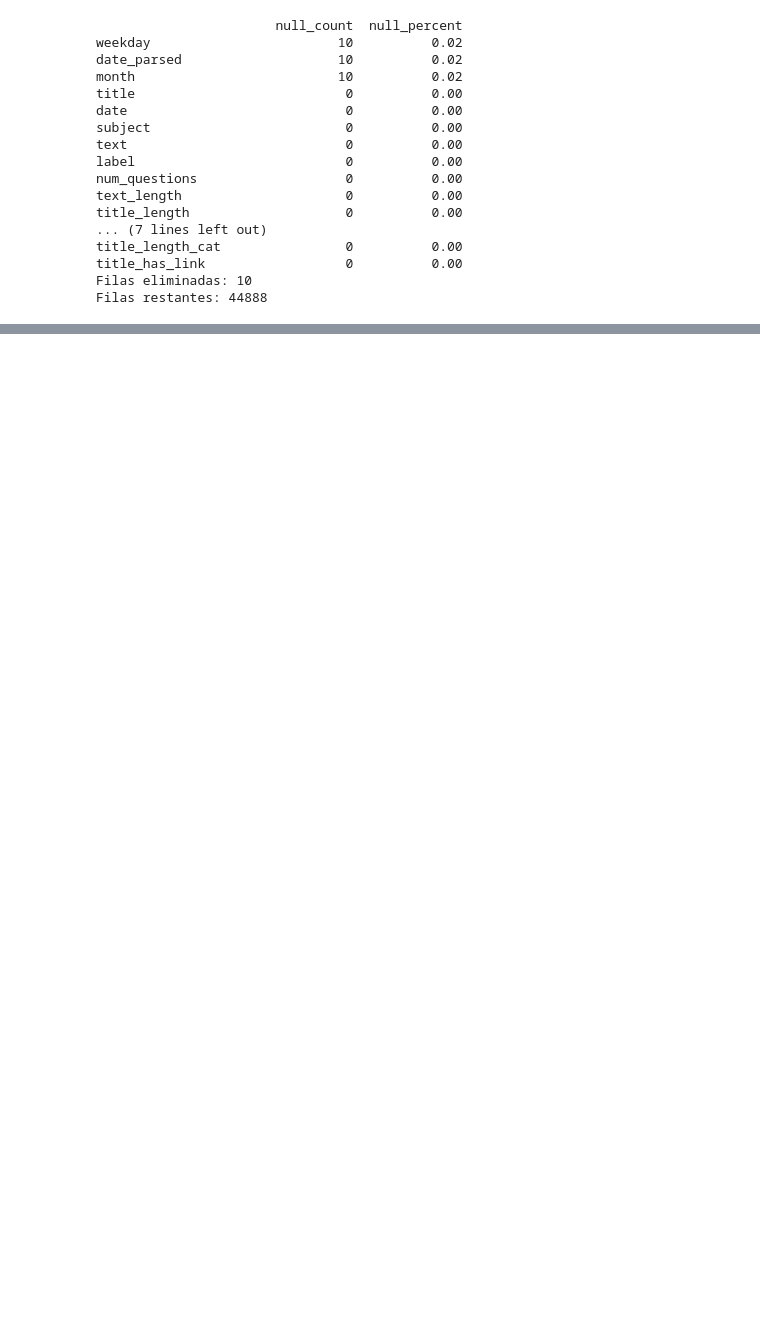
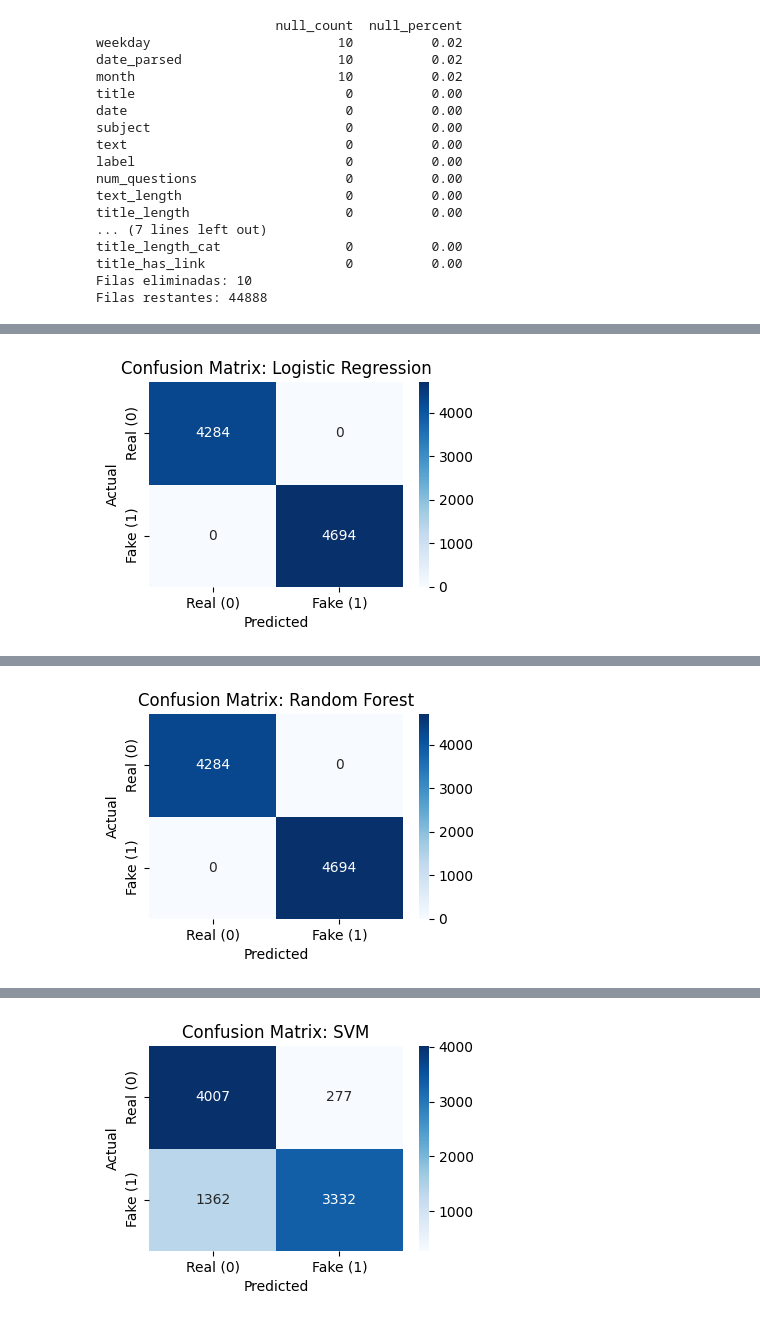
Before and after one commit to CQuarkH/taller3-datos, a Jupyter notebook: notebooks/Untitled-1.ipynb, the cells around one changed output, grey strips where cells are left out. Drawn from its saved outputs; the diff is of its cells as text; code cells hidden in the pictures; blank space fills up the shorter version.

Commit message:
feat: add models experiments section

```diff
--- a/notebooks/Untitled-1.ipynb
+++ b/notebooks/Untitled-1.ipynb
@@ -328,0 +351,68 @@ Name: label, dtype: float64
+# %%
+# 5
+# Bloque de experimento con modelos de clasificación
+# Modelos: Regresión Logística, Random Forest y SVM, según lo solicitado
+from sklearn.ensemble import RandomForestClassifier
+from sklearn.svm import SVC
+from sklearn.linear_model import LogisticRegression
+from sklearn.metrics import classification_report, roc_auc_score, confusion_matrix
+from sklearn.model_selection import train_test_split
+import seaborn as sns
+import matplotlib.pyplot as plt
+import pandas as pd
+
+# División de datos
+# 80% entrenamiento, 20% prueba, estratificado
+# ¿Por qué 80/20?
+# Para entrenar el modelo con la mayoría de los datos y probarlo con una parte no vista.
+# Esta proporción es común en la práctica de ML.
+# ¿Por qué estratificado?
+# Para asegurar que la proporción de clases (0s y 1s) sea la misma en ambos conjuntos.
+X_train, X_test, y_train, y_test = train_test_split(
+    X, y, test_size=0.2, random_state=42, stratify=y
+)
+
+# Diccionario para modelos
+models = {
+    'Logistic Regression': LogisticRegression(class_weight='balanced', max_iter=1000, random_state=42),
+    'Random Forest': RandomForestClassifier(class_weight='balanced', n_estimators=100, random_state=42),
+    'SVM': SVC(class_weight='balanced', kernel='rbf', probability=True, random_state=42)
+}
+
+results = {}
+
+# Iterar sobre los modelos
+# Entrenar y evaluar cada modelo
+# Mostrar el reporte de clasificación, AUC-ROC y matriz de confusión
+for name, model in models.items():
+    print(f"\n================== {name} ==================")
+    model.fit(X_train, y_train)
+    y_pred = model.predict(X_test)
+    y_proba = model.predict_proba(X_test)[:, 1]
+
+    report = classification_report(y_test, y_pred, output_dict=True)
+    auc = roc_auc_score(y_test, y_proba)
+    cm = confusion_matrix(y_test, y_pred)
+
+    results[name] = {
+        'report': report,
+        'auc': auc,
+        'cm': cm
+    }
+
+    print("=== Classification Report ===")
+    print(classification_report(y_test, y_pred))
+    print(f"AUC-ROC: {auc:.3f}")
+    print("=== Confusion Matrix ===")
+    print(cm)
+
+    plt.figure(figsize=(4, 3))
+    sns.heatmap(cm, annot=True, fmt='d', cmap='Blues',
+                xticklabels=['Real (0)', 'Fake (1)'],
+                yticklabels=['Real (0)', 'Fake (1)'])
+    plt.title(f'Confusion Matrix: {name}')
+    plt.xlabel('Predicted')
+    plt.ylabel('Actual')
+    plt.tight_layout()
+    plt.show()
+# %% [output]
@@ -328,0 +434 @@ Name: label, dtype: float64
+[figure, added]
@@ -328,0 +450 @@ Name: label, dtype: float64
+[figure, added]
@@ -328,0 +466 @@ Name: label, dtype: float64
+[figure, added]
```
Also changed, not shown: parts of 11 cells of this notebook, 3 other files.
